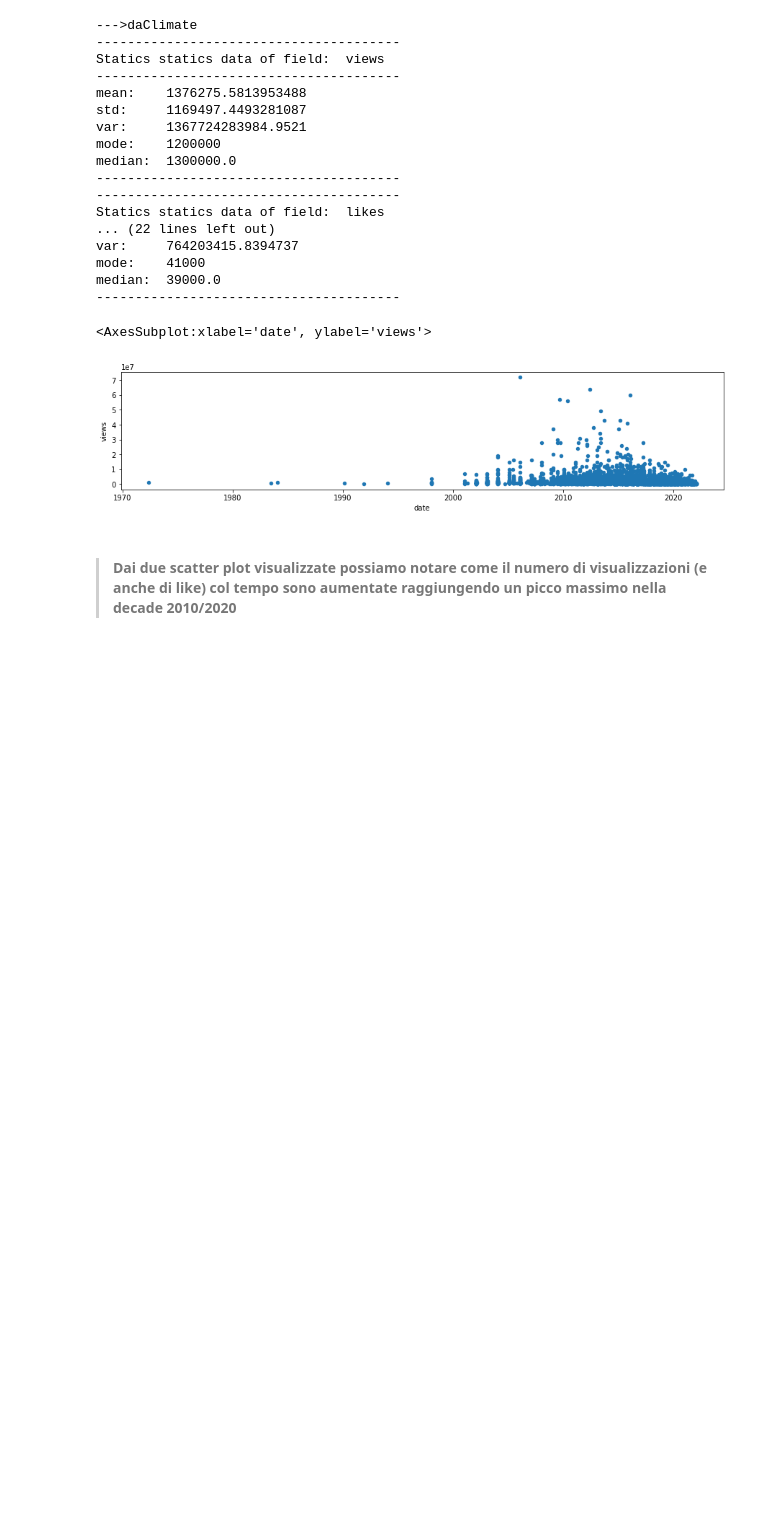
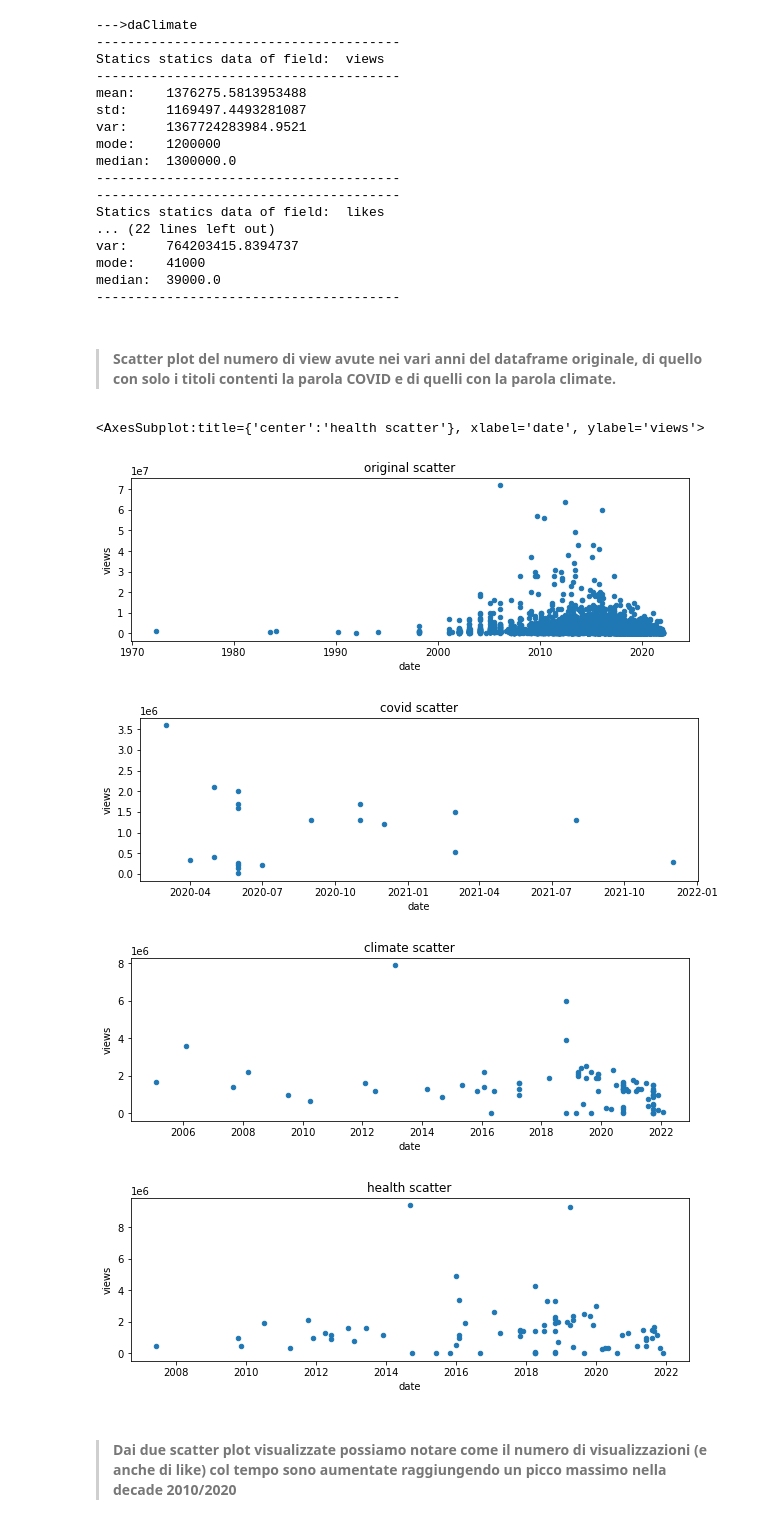
Before and after one commit to InKeaton/DataTed, a Jupyter notebook: data_ted_try.ipynb, the cells around one changed output. Drawn from its saved outputs; the diff is of its cells as text; code cells hidden in the pictures; blank space fills up the shorter version.

```diff
--- a/data_ted_try.ipynb
+++ b/data_ted_try.ipynb
@@ -118,4 +127,5 @@ median:  40500.0
 # %%
 daClimate= daTed.loc[daTed["title"].str.contains("climate")]
 daCovid  = daTed.loc[daTed["title"].str.contains("COVID")]
+daHealt  = daTed.loc[daTed["title"].str.contains("health")]
 # %% [markdown]
@@ -145,10 +156,18 @@ var:     764203415.8394737
 mode:    41000
 median:  39000.0
 ---------------------------------------
-# %%
-daTed.plot.scatter("date", "views", figsize=(15, 3))
-# %% [output]
-<AxesSubplot:xlabel='date', ylabel='views'>
-[figure, removed]
+# %% [markdown]
+> #### Scatter plot del numero di view avute nei vari anni del dataframe originale, di quello con solo i titoli contenti la parola COVID e di quelli con la parola climate.
+# %%
+daTed.plot.scatter("date", "views", figsize=(10, 3), title="original scatter")
+daCovid.plot.scatter("date", "views", figsize=(10, 3), title="covid scatter")
+daClimate.plot.scatter("date", "views", figsize=(10, 3), title="climate scatter")
+daHealt.plot.scatter("date", "views", figsize=(10,3), title="health scatter")
+# %% [output]
+<AxesSubplot:title={'center':'health scatter'}, xlabel='date', ylabel='views'>
+[figure, added]
+[figure, added]
+[figure, added]
+[figure, added]
 # %% [markdown]
 > #### Dai due scatter plot visualizzate possiamo notare come il numero di visualizzazioni (e anche di like) col tempo sono aumentate raggiungendo un picco massimo nella decade 2010/2020
```
Also changed, not shown: parts of 14 cells of this notebook.
